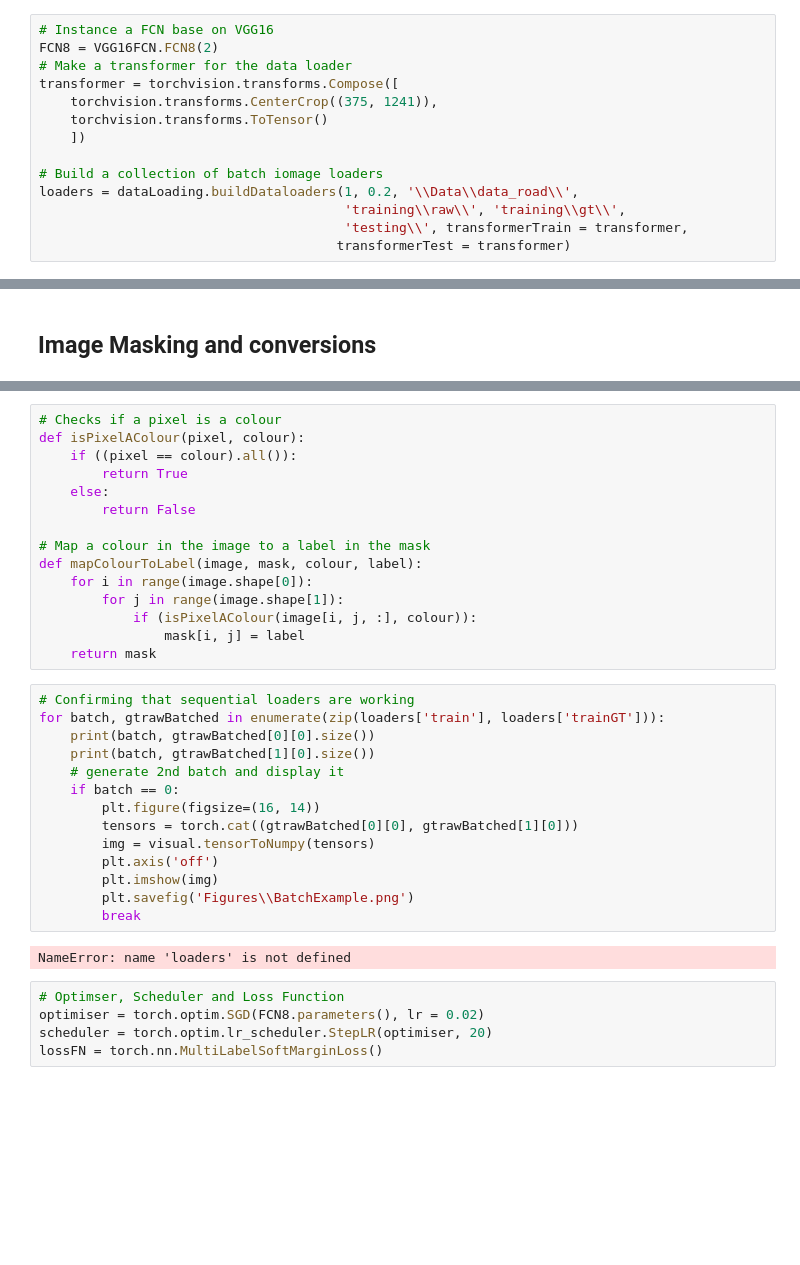
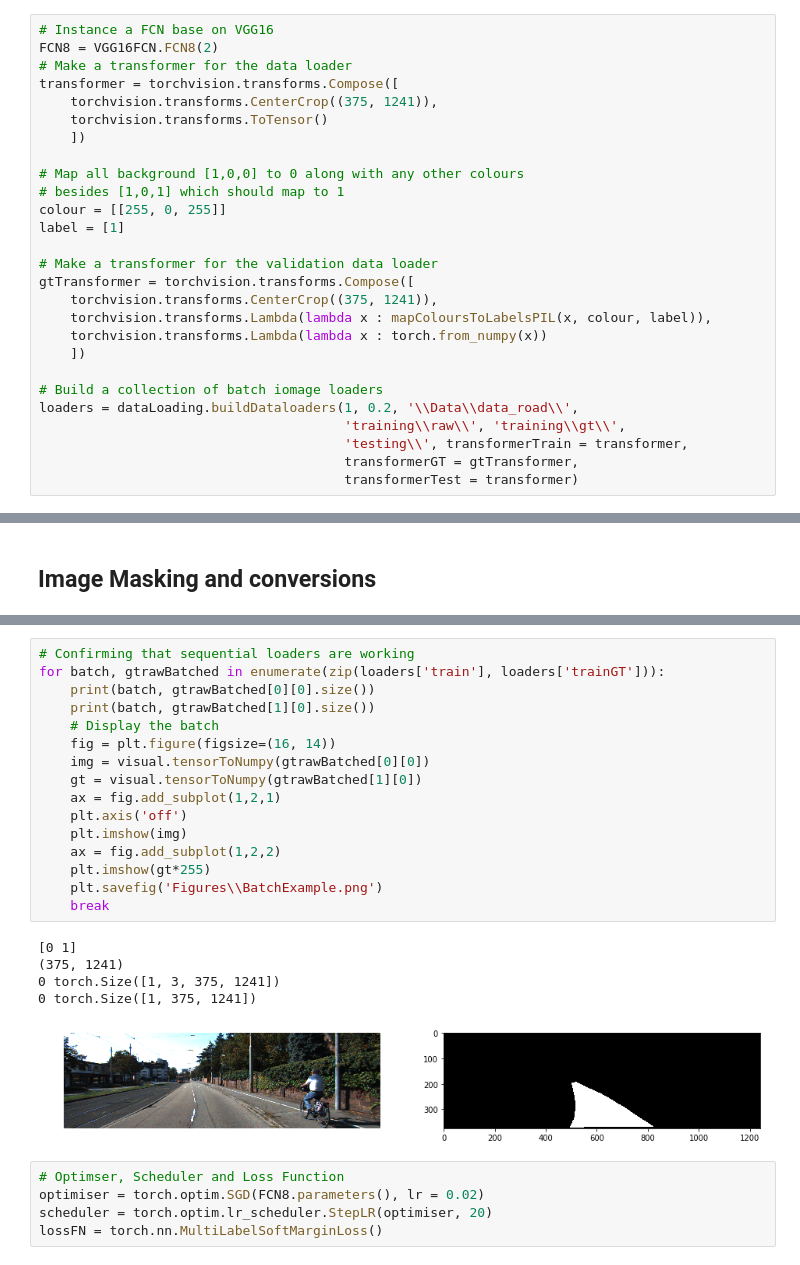
Before and after one commit to XDynames/FCN-Implementation, a Jupyter notebook: FCN - VGG16.ipynb, the cells around one changed output, grey strips where cells are left out. Drawn from its saved outputs; the diff is of its cells as text; blank space fills up the shorter version.

```diff
--- a/FCN - VGG16.ipynb
+++ b/FCN - VGG16.ipynb
@@ -34,11 +63,24 @@ transformer = torchvision.transforms.Compose([
     torchvision.transforms.ToTensor()
     ])
 
+# Map all background [1,0,0] to 0 along with any other colours
+# besides [1,0,1] which should map to 1
+colour = [[255, 0, 255]]
+label = [1]
+
+# Make a transformer for the validation data loader
+gtTransformer = torchvision.transforms.Compose([
+    torchvision.transforms.CenterCrop((375, 1241)),
+    torchvision.transforms.Lambda(lambda x : mapColoursToLabelsPIL(x, colour, label)),
+    torchvision.transforms.Lambda(lambda x : torch.from_numpy(x))
+    ])
+
 # Build a collection of batch iomage loaders
 loaders = dataLoading.buildDataloaders(1, 0.2, '\\Data\\data_road\\',
                                        'training\\raw\\', 'training\\gt\\',
                                        'testing\\', transformerTrain = transformer,
-                                      transformerTest = transformer)
+                                       transformerGT = gtTransformer,
+                                       transformerTest = transformer)
 # %%
 # Get current working directory
 path =  os.getcwd() + "\Data\data_road"
@@ -93,35 +119,26 @@ True
 [figure]
-# %%
-# Checks if a pixel is a colour
-def isPixelAColour(pixel, colour):
-    if ((pixel == colour).all()):
-        return True
-    else:
-        return False
-
-# Map a colour in the image to a label in the mask
-def mapColourToLabel(image, mask, colour, label):
-    for i in range(image.shape[0]):
-        for j in range(image.shape[1]):
-            if (isPixelAColour(image[i, j, :], colour)):
-                mask[i, j] = label
-    return mask
 # %%
 # Confirming that sequential loaders are working
 for batch, gtrawBatched in enumerate(zip(loaders['train'], loaders['trainGT'])):
     print(batch, gtrawBatched[0][0].size())
     print(batch, gtrawBatched[1][0].size())
-    # generate 2nd batch and display it
-    if batch == 0:
-        plt.figure(figsize=(16, 14))
-        tensors = torch.cat((gtrawBatched[0][0], gtrawBatched[1][0]))
-        img = visual.tensorToNumpy(tensors)
-        plt.axis('off')
-        plt.imshow(img)
-        plt.savefig('Figures\\BatchExample.png')
-        break
+    # Display the batch
+    fig = plt.figure(figsize=(16, 14))
+    img = visual.tensorToNumpy(gtrawBatched[0][0])
+    gt = visual.tensorToNumpy(gtrawBatched[1][0])
+    ax = fig.add_subplot(1,2,1)
+    plt.axis('off')
+    plt.imshow(img)
+    ax = fig.add_subplot(1,2,2)
+    plt.imshow(gt*255)
+    plt.savefig('Figures\\BatchExample.png')
+    break
 # %% [output]
-NameError: name 'loaders' is not defined
+[0 1]
+(375, 1241)
+0 torch.Size([1, 3, 375, 1241])
+0 torch.Size([1, 375, 1241])
+[figure, added]
 # %%
 # Optimser, Scheduler and Loss Function
 optimiser = torch.optim.SGD(FCN8.parameters(), lr = 0.02)
```
Also changed, not shown: parts of 3 cells of this notebook, 1 other file.
